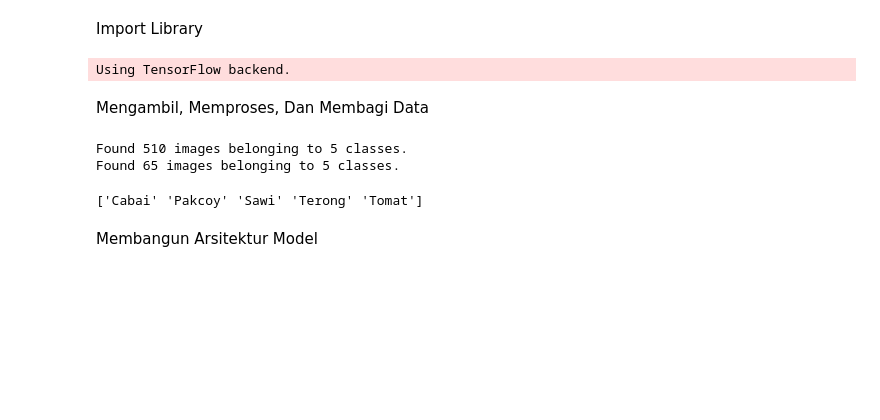
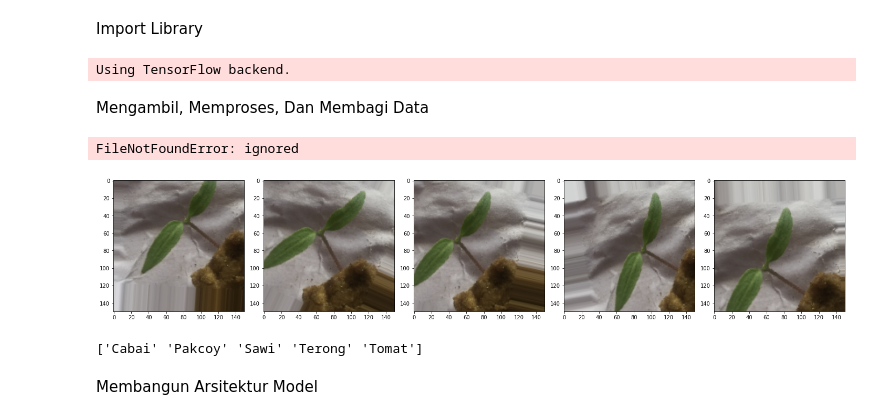
Before and after one commit to arfandiTelU/Skripsi, a Jupyter notebook: Cnn_Klasifikasi_Bibit.ipynb, the cells around one changed output. Saved outputs shown, nothing was run; the diff lists cells and outputs as text; code cells hidden in the pictures; blank space fills up the shorter version.

```diff
--- a/Cnn_Klasifikasi_Bibit.ipynb
+++ b/Cnn_Klasifikasi_Bibit.ipynb
@@ -39,30 +39,45 @@ Mengambil, Memproses, Dan Membagi Data
 train_dir = '/content/gdrive/My Drive/Dataset/Train'
 test_dir = '/content/gdrive/My Drive/Dataset/Test'
 
-train_datagen = ImageDataGenerator(rescale=1./255, validation_split=.12)
-valid_datagen = ImageDataGenerator(rescale=1./255, validation_split=.12)
+train_datagen = ImageDataGenerator(rescale=1./255, validation_split=.115,
+                                   rotation_range=30, zoom_range=0.15,
+                                   width_shift_range=0.2, height_shift_range=0.2,
+                                   shear_range=0.15, horizontal_flip=True)
+valid_datagen = ImageDataGenerator(rescale=1./255, validation_split=.115)
 test_datagen = ImageDataGenerator(rescale=1./255)
 
-IMAGE_SHAPE = (224,224)
+IMAGE_SHAPE = (150,150)
+
+valid_generator = train_datagen.flow_from_directory(
+    train_dir,
+    subset = "validation",
+    shuffle = True,
+    target_size = IMAGE_SHAPE,
+    batch_size = 32
+)
 
 train_generator = train_datagen.flow_from_directory(
     train_dir,
     subset = "training",
     shuffle = True,
     target_size = IMAGE_SHAPE,
-    batch_size = 20
+    batch_size = 32
 )
-
-valid_generator = valid_datagen.flow_from_directory(
-    train_dir,
-    subset = "validation",
-    shuffle = True,
-    target_size = IMAGE_SHAPE,
-    batch_size = 20
-)
 # %% [output]
-Found 510 images belonging to 5 classes.
-Found 65 images belonging to 5 classes.
+FileNotFoundError: ignored
+# %%
+def plotImages(images_arr):
+    fig, axes = plt.subplots(1, 5, figsize=(20,20))
+    axes = axes.flatten()
+    for img, ax in zip(images_arr, axes):
+        ax.imshow(img)
+    plt.tight_layout()
+    plt.show()
+
+augmented_images = [train_generator[0][0][0] for i in range(5)]
+plotImages(augmented_images)
+# %% [output]
+[figure, added]
 # %%
 dataset_labels = sorted(train_generator.class_indices.items(), key=lambda pair:pair[1])
 dataset_labels = np.array([key.title() for key, value in dataset_labels])
```
Also changed, not shown: parts of 11 cells of this notebook.
